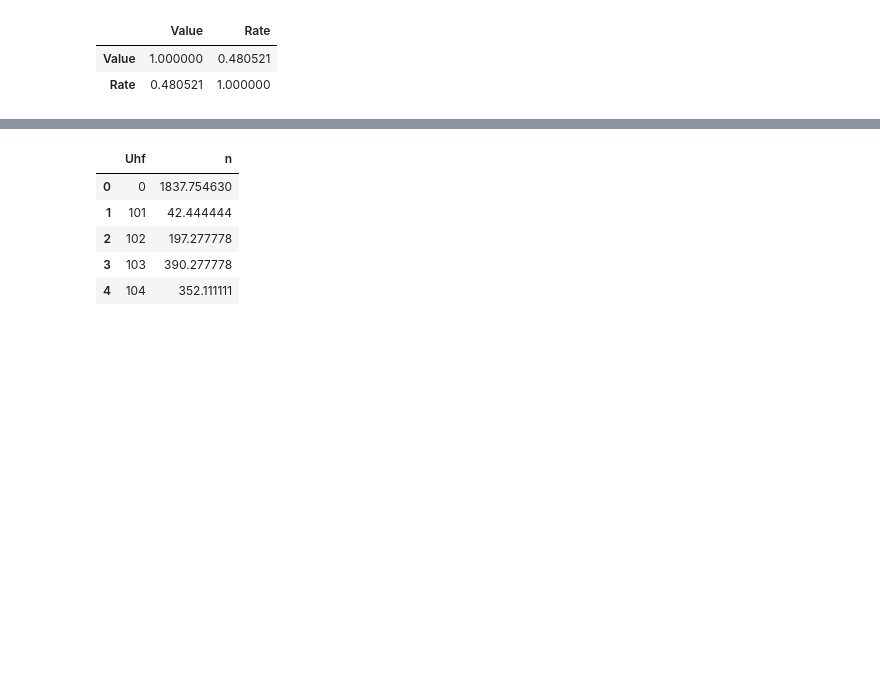
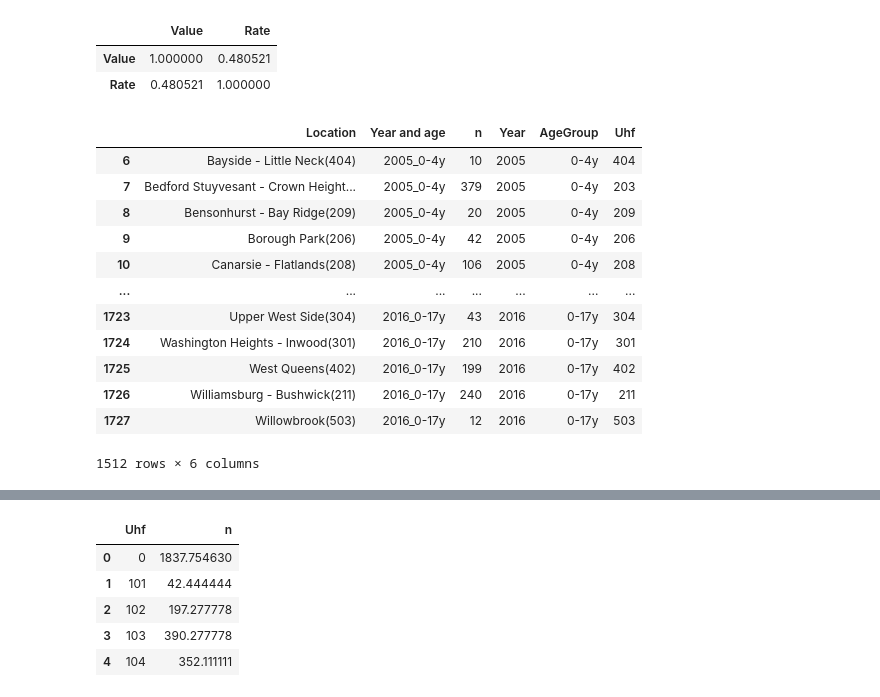
Before and after one commit to RasmusJuul/Social-Data, a Jupyter notebook: Olivers misc/data_import.ipynb, the cells around one changed output, grey strips where cells are left out. Cells and saved outputs as stored; diff of their text form; code cells hidden in the pictures; blank space fills up the shorter version.

```diff
--- a/Olivers misc/data_import.ipynb
+++ b/Olivers misc/data_import.ipynb
@@ -474,3 +507,19 @@ d[["Value", "Rate"]].corr()
 |  | Value | Rate |
 | Value | 1.000000 | 0.480521 |
 | Rate | 0.480521 | 1.000000 |
+# %%
+df_hosp2_melted
+# %% [output]
+|  | Location | Year and age | n | Year | AgeGroup | Uhf |
+| 6 | Bayside - Little Neck(404) | 2005_0-4y | 10 | 2005 | 0-4y | 404 |
+| 7 | Bedford Stuyvesant - Crown Height... | 2005_0-4y | 379 | 2005 | 0-4y | 203 |
+| 8 | Bensonhurst - Bay Ridge(209) | 2005_0-4y | 20 | 2005 | 0-4y | 209 |
+| 9 | Borough Park(206) | 2005_0-4y | 42 | 2005 | 0-4y | 206 |
+| 10 | Canarsie - Flatlands(208) | 2005_0-4y | 106 | 2005 | 0-4y | 208 |
+| ... | ... | ... | ... | ... | ... | ... |
+| 1723 | Upper West Side(304) | 2016_0-17y | 43 | 2016 | 0-17y | 304 |
+| 1724 | Washington Heights - Inwood(301) | 2016_0-17y | 210 | 2016 | 0-17y | 301 |
+| 1725 | West Queens(402) | 2016_0-17y | 199 | 2016 | 0-17y | 402 |
+| 1726 | Williamsburg - Bushwick(211) | 2016_0-17y | 240 | 2016 | 0-17y | 211 |
+| 1727 | Willowbrook(503) | 2016_0-17y | 12 | 2016 | 0-17y | 503 |
+1512 rows × 6 columns
```
Also changed, not shown: parts of 4 cells of this notebook, 3 other files.
